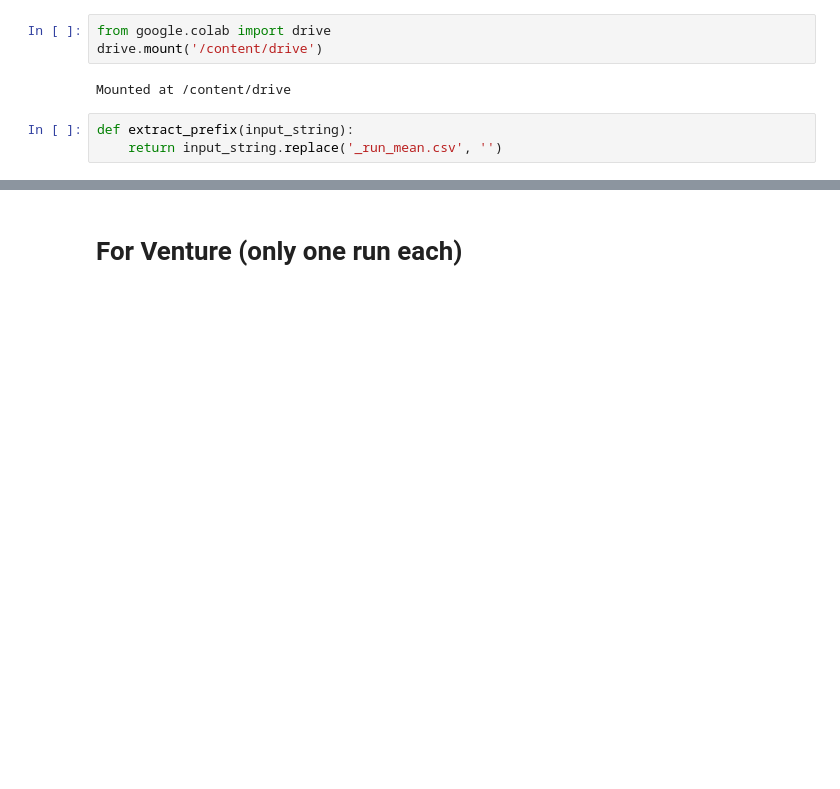
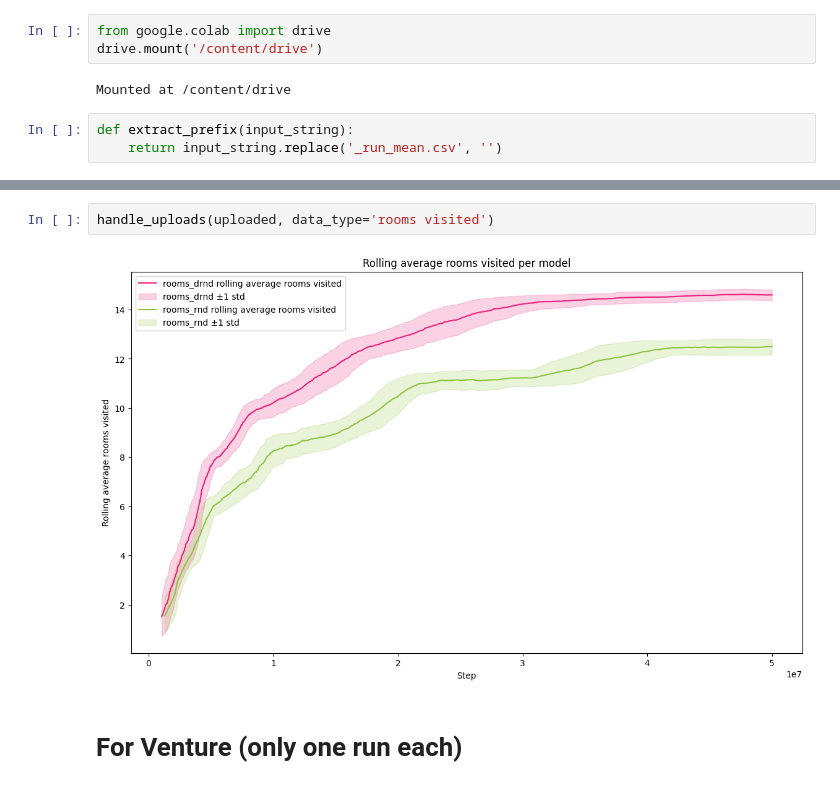
Before and after one commit to photel/dynamic-rnd, a Jupyter notebook: results_analysis/thesis_results_analysis.ipynb, the cells around one changed output, grey strips where cells are left out. Cells and saved outputs as stored; diff of their text form; blank space fills up the shorter version.

```diff
--- a/results_analysis/thesis_results_analysis.ipynb
+++ b/results_analysis/thesis_results_analysis.ipynb
@@ -86,3 +85,7 @@ handle_uploads(uploaded)
+# %%
+handle_uploads(uploaded, data_type='rooms visited')
+# %% [output]
+[figure, added]
 # %% [markdown]
 # For Venture (only one run each)
 # %%
```
Also changed, not shown: parts of 6 cells of this notebook, 2 other files.
